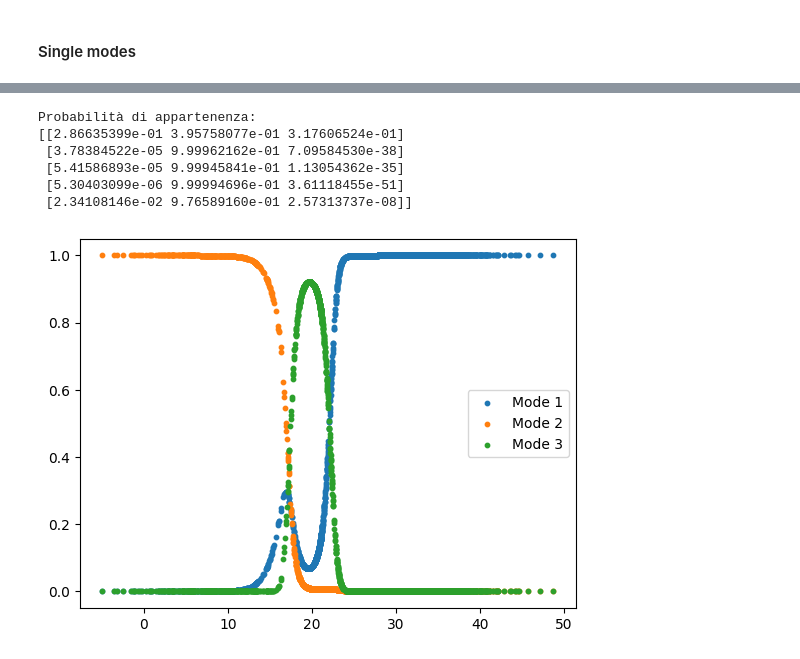
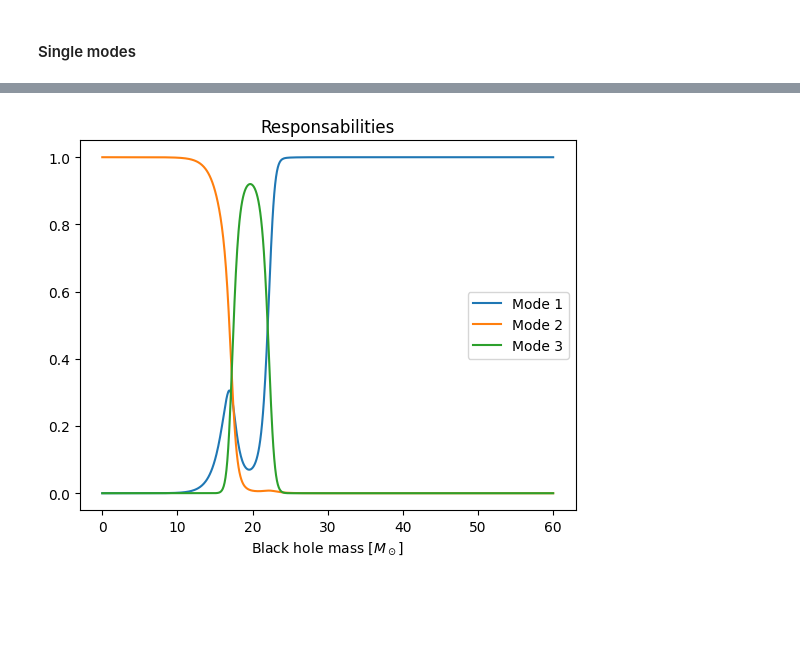
Before and after one commit to GiuliaConti/astrostatistics_bicocca_2024, a Jupyter notebook: working/E07_L06.ipynb, the cells around one changed output, grey strips where cells are left out. Saved outputs shown, nothing was run; the diff lists cells and outputs as text; code cells hidden in the pictures; blank space fills up the shorter version.

```diff
--- a/working/E07_L06.ipynb
+++ b/working/E07_L06.ipynb
@@ -89,28 +95,31 @@ plt.show()
 # %%
-x = np.linspace(0, 60, 1000)
+xi = np.linspace(0, 60, 1000)
+x = xi[:,np.newaxis]
 
-logprob = model.score_samples(x.reshape(-1, 1))
+logprob = model.score_samples(x)
 pdf = np.exp(logprob)
 
 plt.hist(data, bins=100, density=True, histtype='step', alpha=0.6)
 
 plt.plot(x, pdf, "--k")
 
-plt.xlabel("Black hole mass $[M_\odot]$")
+plt.xlabel(r'Black hole mass $[M_\odot]$')
 plt.show()
 # %% [output]
 [figure]
 # %% [markdown]
 #### Single modes
 # %%
-responsibilities = model.predict_proba(x.reshape(-1, 1))
+responsibilities = model.predict_proba(x)
 pdf_individual = responsibilities * pdf[:, np.newaxis]
 
-plt.hist(data, 70, density=True, histtype='step', alpha=0.4,color='black')
-plt.plot(x, pdf_individual[:,0], c='C0')
-plt.plot(x, pdf_individual[:,1], c='C1')
-plt.plot(x, pdf_individual[:,2], c='C2')
+plt.hist(data, 70, density=True, histtype='step', alpha=0.5, color='black')
+plt.plot(x, pdf_individual[:,0],label="Mode 1")
+plt.plot(x, pdf_individual[:,1],label="Mode 2")
+plt.plot(x, pdf_individual[:,2],label="Mode 3")
 plt.plot(x, pdf, '--k')
 
-plt.xlabel("Black hole mass $[M_\odot]$")
+plt.xlabel(r'Black hole mass $[M_\odot]$')
+plt.legend()
+plt.show()
 # %% [output]
@@ -154,21 +129,11 @@ Log-Likelihoods:
 # %%
-# Otteniamo le probabilità di appartenenza di ciascun campione a ciascun componente
-probs = gm.predict_proba(data)
+plt.plot(xi,responsibilities[:,0],label="Mode 1")
+plt.plot(xi,responsibilities[:,1],label="Mode 2")
+plt.plot(xi,responsibilities[:,2],label="Mode 3")
 
-print("\nProbabilità di appartenenza:")
-print(probs[:5])
-
-plt.scatter(data,probs[:,0], s=10, label="Mode 1")
-plt.scatter(data,probs[:,1], s=10, label="Mode 2")
-plt.scatter(data,probs[:,2], s=10, label="Mode 3")
-
+plt.title('Responsabilities')
+plt.xlabel(r'Black hole mass $[M_\odot]$')
 plt.legend()
 plt.show()
 # %% [output]
-Probabilità di appartenenza:
-[[2.86635399e-01 3.95758077e-01 3.17606524e-01]
- [3.78384522e-05 9.99962162e-01 7.09584530e-38]
- [5.41586893e-05 9.99945841e-01 1.13054362e-35]
- [5.30403099e-06 9.99994696e-01 3.61118455e-51]
- [2.34108146e-02 9.76589160e-01 2.57313737e-08]]
-[figure, old version]
+[figure, new version]
```
Also changed, not shown: parts of 10 cells of this notebook, 1 other file.
